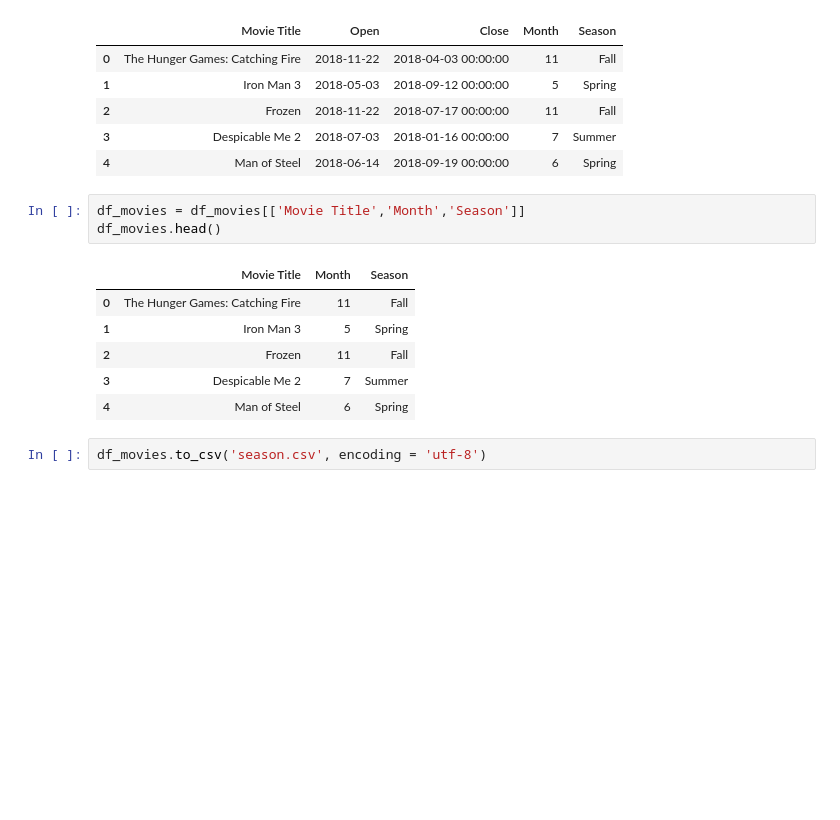
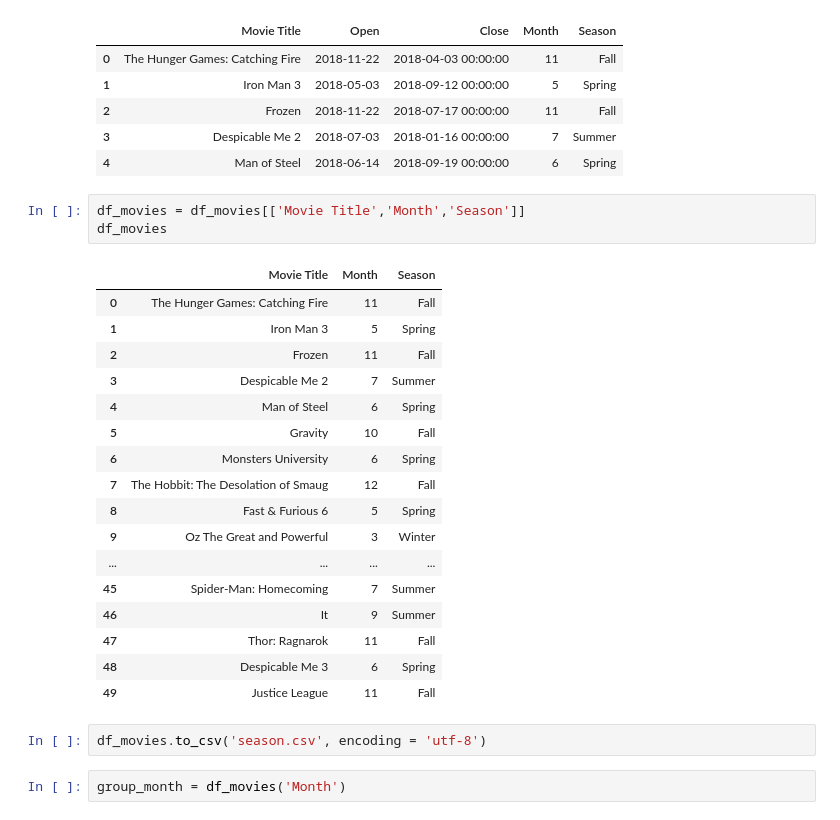
Before and after one commit to buechseli/Project-1-DS-Viz-Bootcamp, a Jupyter notebook: Box Office Mojo Data/Binning.ipynb, the cells around one changed output. Cells and saved outputs as stored; diff of their text form; blank space fills up the shorter version.

```diff
--- a/Box Office Mojo Data/Binning.ipynb
+++ b/Box Office Mojo Data/Binning.ipynb
@@ -100,13 +101,26 @@ See the caveats in the documentation: http://pandas.pydata.org/pandas-docs/stabl
 | 4 | Man of Steel | 2018-06-14 | 2018-09-19 00:00:00 | 6 | Spring |
 # %%
 df_movies = df_movies[['Movie Title','Month','Season']]
-df_movies.head()
+df_movies
 # %% [output]
 |  | Movie Title | Month | Season |
 | 0 | The Hunger Games: Catching Fire | 11 | Fall |
 | 1 | Iron Man 3 | 5 | Spring |
 | 2 | Frozen | 11 | Fall |
 | 3 | Despicable Me 2 | 7 | Summer |
 | 4 | Man of Steel | 6 | Spring |
+| 5 | Gravity | 10 | Fall |
+| 6 | Monsters University | 6 | Spring |
+| 7 | The Hobbit: The Desolation of Smaug | 12 | Fall |
+| 8 | Fast & Furious 6 | 5 | Spring |
+| 9 | Oz The Great and Powerful | 3 | Winter |
+| ... | ... | ... | ... |
+| 45 | Spider-Man: Homecoming | 7 | Summer |
+| 46 | It | 9 | Summer |
+| 47 | Thor: Ragnarok | 11 | Fall |
+| 48 | Despicable Me 3 | 6 | Spring |
+| 49 | Justice League | 11 | Fall |
 # %%
 df_movies.to_csv('season.csv', encoding = 'utf-8')
+# %%
+group_month = df_movies('Month')
```
Also changed, not shown: parts of 2 cells of this notebook, 1 other file.
